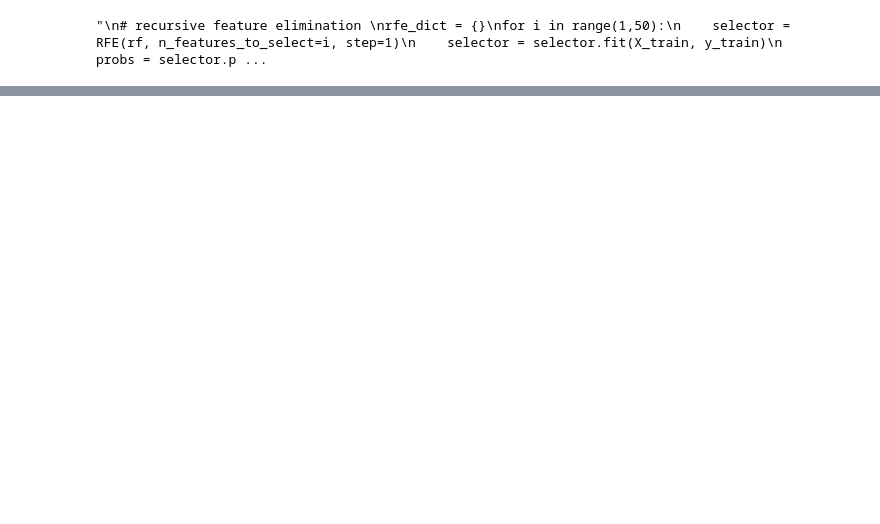
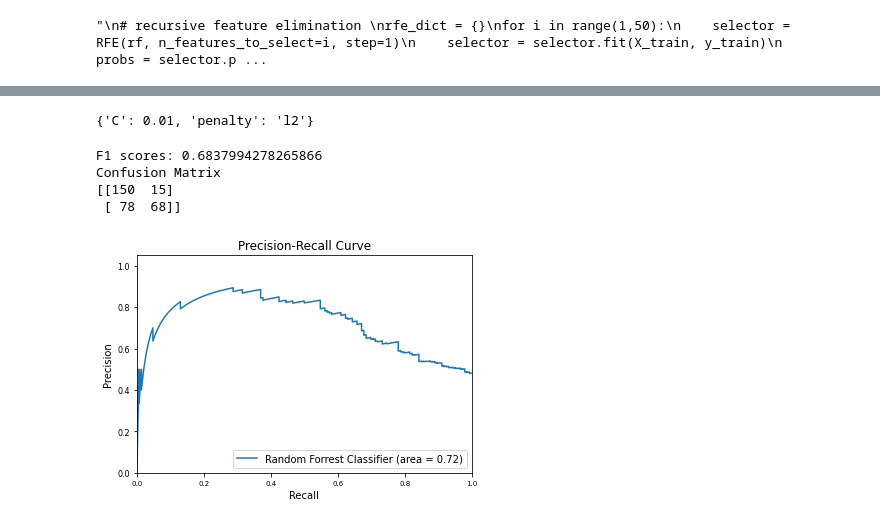
Before and after one commit to mpham93/Keep_Running, a Jupyter notebook: notebooks/Trial_Users.ipynb, the cells around one changed output, grey strips where cells are left out. Drawn from its saved outputs; the diff is of its cells as text; code cells hidden in the pictures; blank space fills up the shorter version.

```diff
--- a/notebooks/Trial_Users.ipynb
+++ b/notebooks/Trial_Users.ipynb
@@ -397,0 +362,37 @@ y_test[y_test == False].shape
+# %%
+# Grid search for hyperparameters
+# Random forest
+rfc=RandomForestClassifier(random_state=42)
+param_grid = {'n_estimators': [100, 500],
+              'max_features': ['auto', 'sqrt', 'log2'],
+              'max_depth' : [4,5,6,7,8],
+              'criterion' :['gini', 'entropy']}
+CV_rfc = GridSearchCV(estimator=rfc, param_grid=param_grid, cv= 5)
+CV_rfc.fit(X_train, y_train)
+y_pred_rf = CV_rfc.predict(X_test)
+
+# Logistic regression
+clf = LogisticRegression(max_iter=10000)
+grid_values = {'penalty': ['l1', 'l2'],'C':[0.001,.009,0.01,.09,1,5,10,25]}
+grid_clf_acc = GridSearchCV(clf, param_grid = grid_values,scoring = 'recall')
+grid_clf_acc.fit(X_train, y_train)
+y_pred_logistic = grid_clf_acc.predict(X_test)
+
+# XG Boost
+param_test4 = {
+ 'subsample':[i/10.0 for i in range(6,10)],
+ 'colsample_bytree':[i/10.0 for i in range(6,10)]
+}
+gsearch4 = GridSearchCV(estimator = XGBClassifier( learning_rate =0.1, n_estimators=177, max_depth=4,
+ min_child_weight=6, gamma=0, subsample=0.8, colsample_bytree=0.8,
+ objective= 'binary:logistic', nthread=4, scale_pos_weight=1,seed=27),
+ param_grid = param_test4, scoring='roc_auc',n_jobs=4,iid=False, cv=5)
+gsearch4.fit(X_train, y_train)
+y_pred_xgboost = gsearch4.predict(X_test)
+
+print('Random Forest\n')
+print_metrics(y_test, y_pred_rf)
+print ('Logictic Regression\n')
+print_metrics(y_test, y_pred_logistic)
+print ('XG Boost\n')
+print_metrics(y_test, y_pred_xgboost)
@@ -397,0 +409,14 @@ y_test[y_test == False].shape
+# %%
+grid_clf_acc.best_params_
+# %% [output]
+{'C': 0.01, 'penalty': 'l2'}
+# %%
+lg = LogisticRegression(max_iter=10000, C = 0.01, penalty='l2')
+selector = lg.fit(X_train, y_train)
+plot_AUC(selector, X_test, y_test)
+# %% [output]
+F1 scores: 0.6837994278265866
+Confusion Matrix
+[[150  15]
+ [ 78  68]]
+[figure, added]
```
Also changed, not shown: parts of 27 cells of this notebook, 1 other file.
